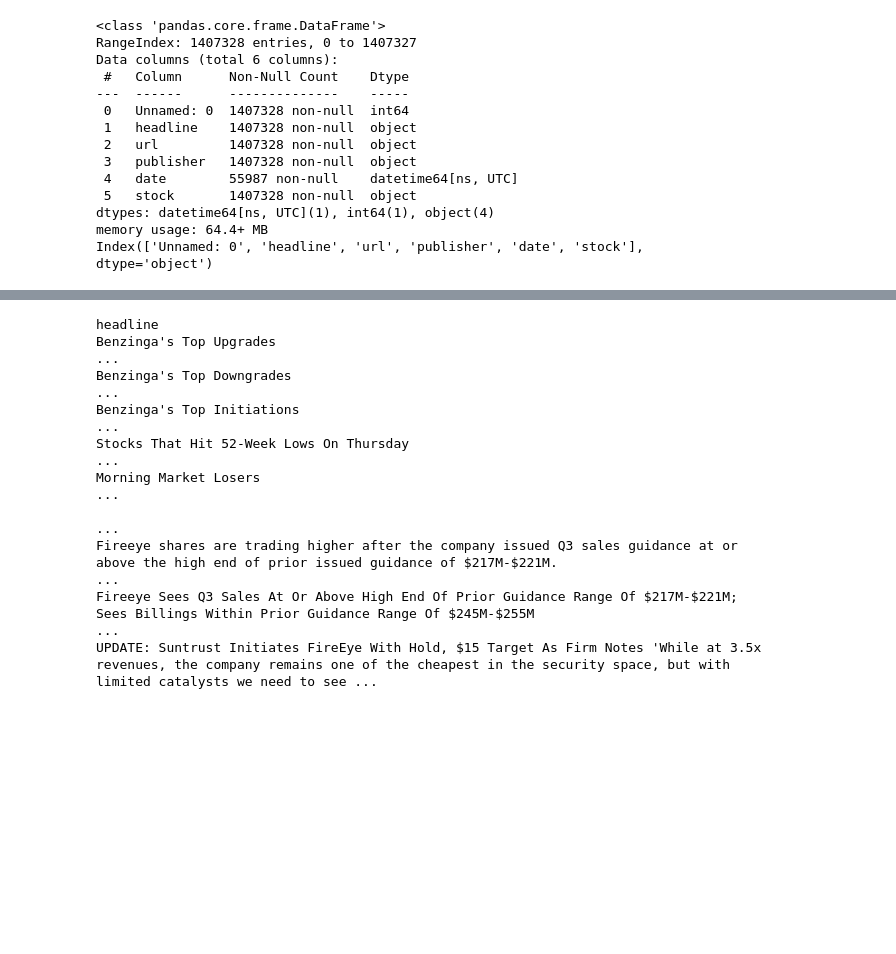
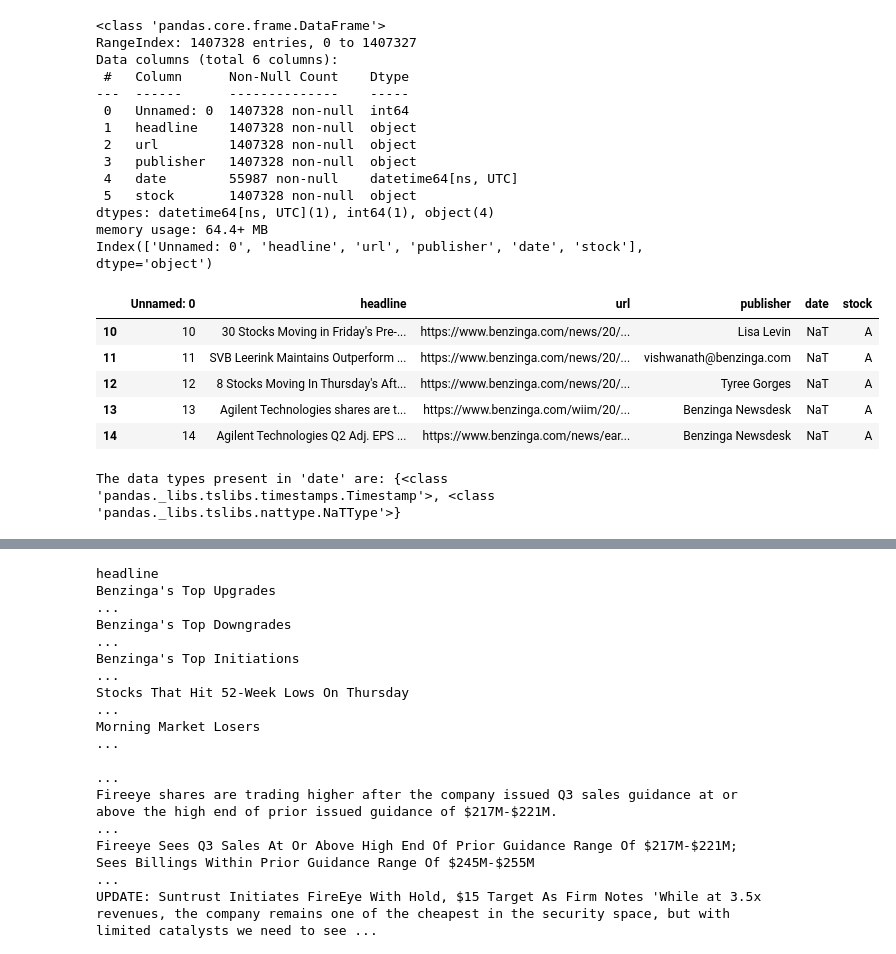
Before and after one commit to nebiyuu/Financial-News-and-Stock-Price-, a Jupyter notebook: notebook/describe.ipynb, the cells around one changed output, grey strips where cells are left out. Saved outputs shown, nothing was run; the diff lists cells and outputs as text; code cells hidden in the pictures; blank space fills up the shorter version.

```diff
--- a/notebook/describe.ipynb
+++ b/notebook/describe.ipynb
@@ -27,0 +30,25 @@ Index(['Unnamed: 0', 'headline', 'url', 'publisher', 'date', 'stock'], dtype='ob
+# %%
+df['date'].head(30)
+df[df['date'].isna()].head()
+# %% [output]
+|  | Unnamed: 0 | headline | url | publisher | date | stock |
+| 10 | 10 | 30 Stocks Moving in Friday's Pre-... | https://www.benzinga.com/news/20/... | Lisa Levin | NaT | A |
+| 11 | 11 | SVB Leerink Maintains Outperform ... | https://www.benzinga.com/news/20/... | vishwanath@benzinga.com | NaT | A |
+| 12 | 12 | 8 Stocks Moving In Thursday's Aft... | https://www.benzinga.com/news/20/... | Tyree Gorges | NaT | A |
+| 13 | 13 | Agilent Technologies shares are t... | https://www.benzinga.com/wiim/20/... | Benzinga Newsdesk | NaT | A |
+| 14 | 14 | Agilent Technologies Q2 Adj. EPS ... | https://www.benzinga.com/news/ear... | Benzinga Newsdesk | NaT | A |
+# %%
+import pandas as pd
+
+# Assuming your DataFrame is called 'df' and the column you're interested in is 'your_date_column'
+def check_column_data_types(series):
+    types = set()
+    for item in series:
+        types.add(type(item))
+    return types
+
+# Apply the function to your date column
+data_types = check_column_data_types(df['date'])
+print(f"The data types present in 'date' are: {data_types}")
+# %% [output]
+The data types present in 'date' are: {<class 'pandas._libs.tslibs.timestamps.Timestamp'>, <class 'pandas._libs.tslibs.nattype.NaTType'>}
```
Also changed, not shown: parts of 5 cells of this notebook, 3 other files.
